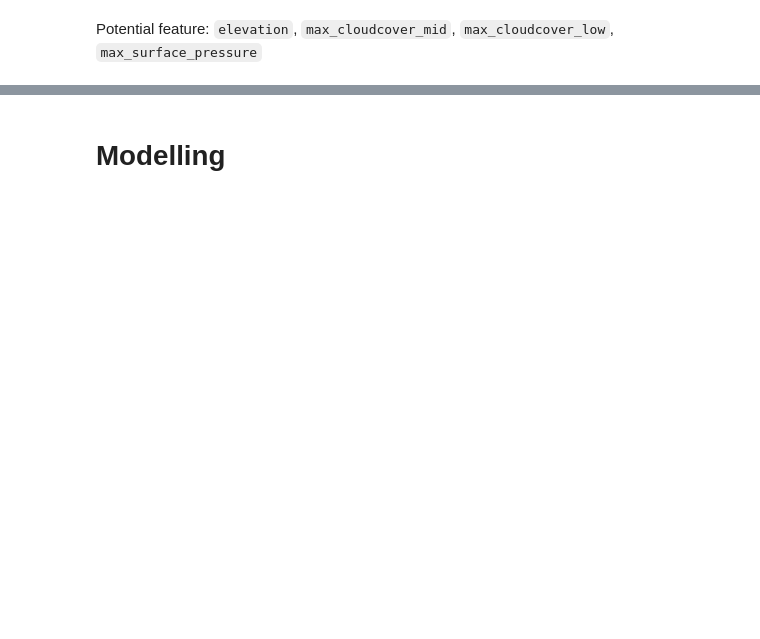
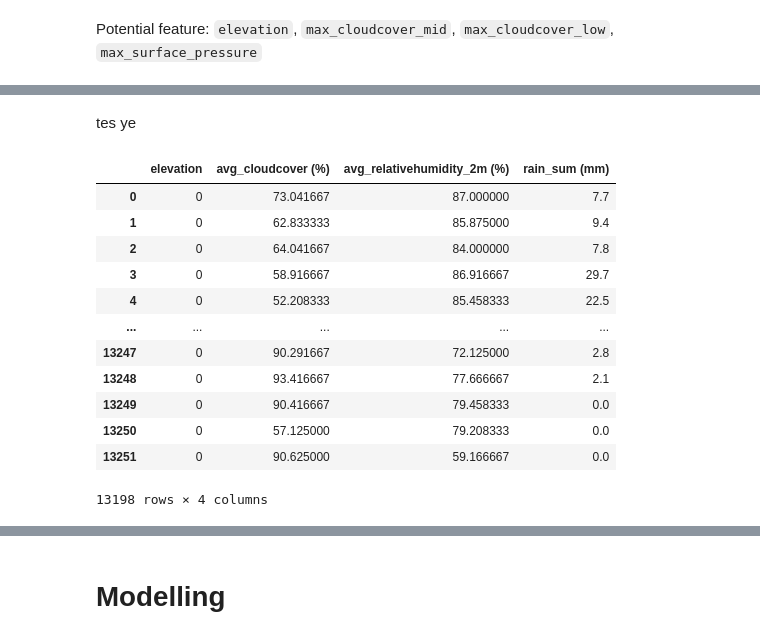
Before and after one commit to FelixFern/Arkavidia-2023-ODE, a Jupyter notebook: Arkavidia.ipynb, the cells around one changed output, grey strips where cells are left out. Cells and saved outputs as stored; diff of their text form; code cells hidden in the pictures; blank space fills up the shorter version.

```diff
--- a/Arkavidia.ipynb
+++ b/Arkavidia.ipynb
@@ -277,0 +278,18 @@ heatmap.set_title('Features Correlating with Rain Sum [Sum]', fontdict={'fontsiz
+# %% [markdown]
+tes ye
+# %%
+cleaned_train[['elevation', 'avg_cloudcover (%)', 'avg_relativehumidity_2m (%)', 'rain_sum (mm)']]
+# %% [output]
+|  | elevation | avg_cloudcover (%) | avg_relativehumidity_2m (%) | rain_sum (mm) |
+| 0 | 0 | 73.041667 | 87.000000 | 7.7 |
+| 1 | 0 | 62.833333 | 85.875000 | 9.4 |
+| 2 | 0 | 64.041667 | 84.000000 | 7.8 |
+| 3 | 0 | 58.916667 | 86.916667 | 29.7 |
+| 4 | 0 | 52.208333 | 85.458333 | 22.5 |
+| ... | ... | ... | ... | ... |
+| 13247 | 0 | 90.291667 | 72.125000 | 2.8 |
+| 13248 | 0 | 93.416667 | 77.666667 | 2.1 |
+| 13249 | 0 | 90.416667 | 79.458333 | 0.0 |
+| 13250 | 0 | 57.125000 | 79.208333 | 0.0 |
+| 13251 | 0 | 90.625000 | 59.166667 | 0.0 |
+13198 rows × 4 columns
```
Also changed, not shown: parts of 11 cells of this notebook.
